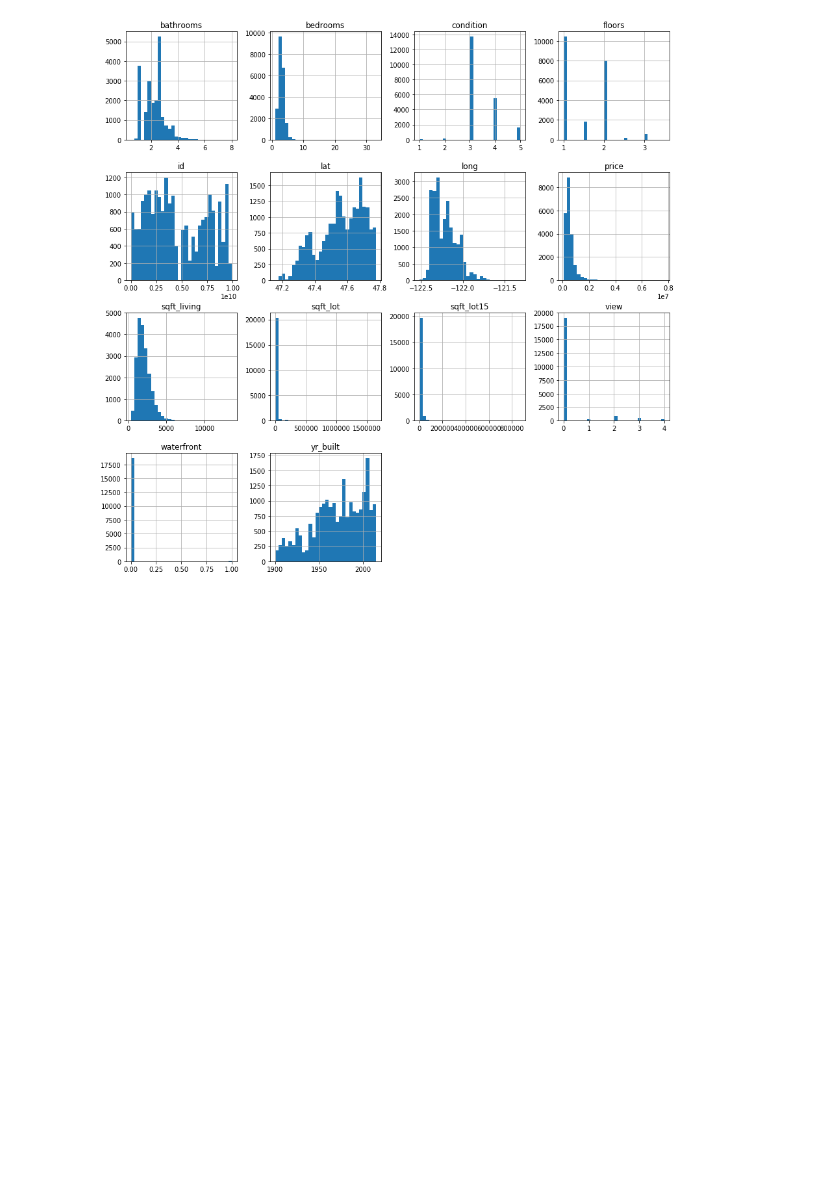
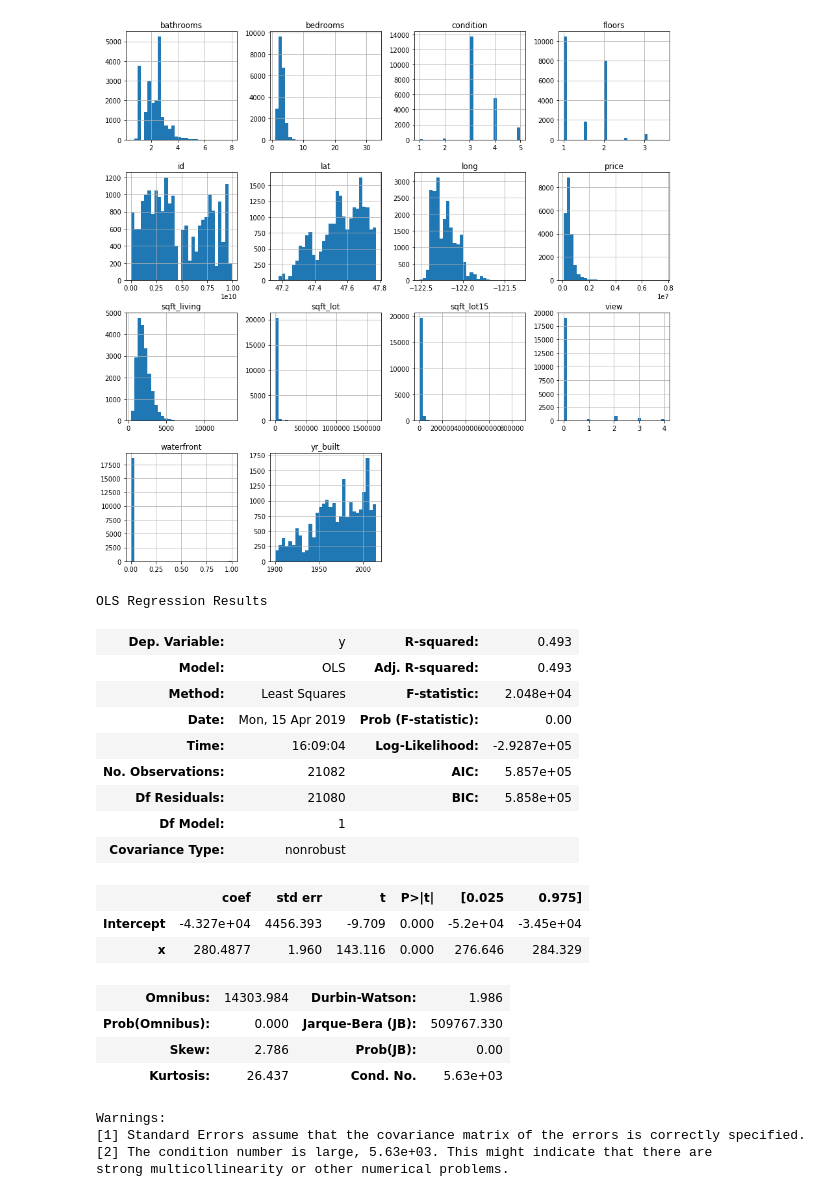
Before and after one commit to AlecMorgan/Housing-Price-Predictor, a Jupyter notebook: wip.ipynb, the cells around one changed output. Saved outputs shown, nothing was run; the diff lists cells and outputs as text; code cells hidden in the pictures; blank space fills up the shorter version.

```diff
--- a/wip.ipynb
+++ b/wip.ipynb
@@ -105,0 +110,26 @@ _ = house_data.hist(figsize=(15,15), bins=30)
+# %%
+formula = 'y~x'
+model = ols(formula=formula, data=house_data).fit()
+model.summary()
+# %% [output]
+OLS Regression Results
+| Dep. Variable: | y | R-squared: | 0.493 |
+| Model: | OLS | Adj. R-squared: | 0.493 |
+| Method: | Least Squares | F-statistic: | 2.048e+04 |
+| Date: | Mon, 15 Apr 2019 | Prob (F-statistic): | 0.00 |
+| Time: | 16:09:04 | Log-Likelihood: | -2.9287e+05 |
+| No. Observations: | 21082 | AIC: | 5.857e+05 |
+| Df Residuals: | 21080 | BIC: | 5.858e+05 |
+| Df Model: | 1 |  |  |
+| Covariance Type: | nonrobust |  |  |
+|  | coef | std err | t | P>|t| | [0.025 | 0.975] |
+| Intercept | -4.327e+04 | 4456.393 | -9.709 | 0.000 | -5.2e+04 | -3.45e+04 |
+| x | 280.4877 | 1.960 | 143.116 | 0.000 | 276.646 | 284.329 |
+| Omnibus: | 14303.984 | Durbin-Watson: | 1.986 |
+| Prob(Omnibus): | 0.000 | Jarque-Bera (JB): | 509767.330 |
+| Skew: | 2.786 | Prob(JB): | 0.00 |
+| Kurtosis: | 26.437 | Cond. No. | 5.63e+03 |
+Warnings:
+[1] Standard Errors assume that the covariance matrix of the errors is correctly specified.
+[2] The condition number is large, 5.63e+03. This might indicate that there are
+strong multicollinearity or other numerical problems.
```
Also changed, not shown: parts of 3 cells of this notebook.
